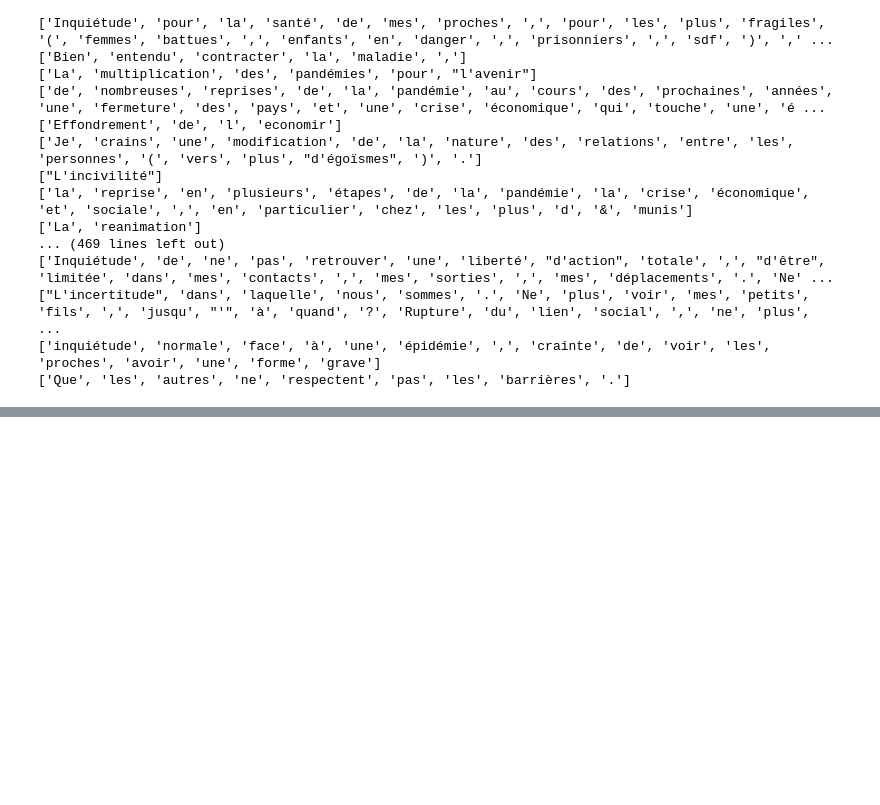
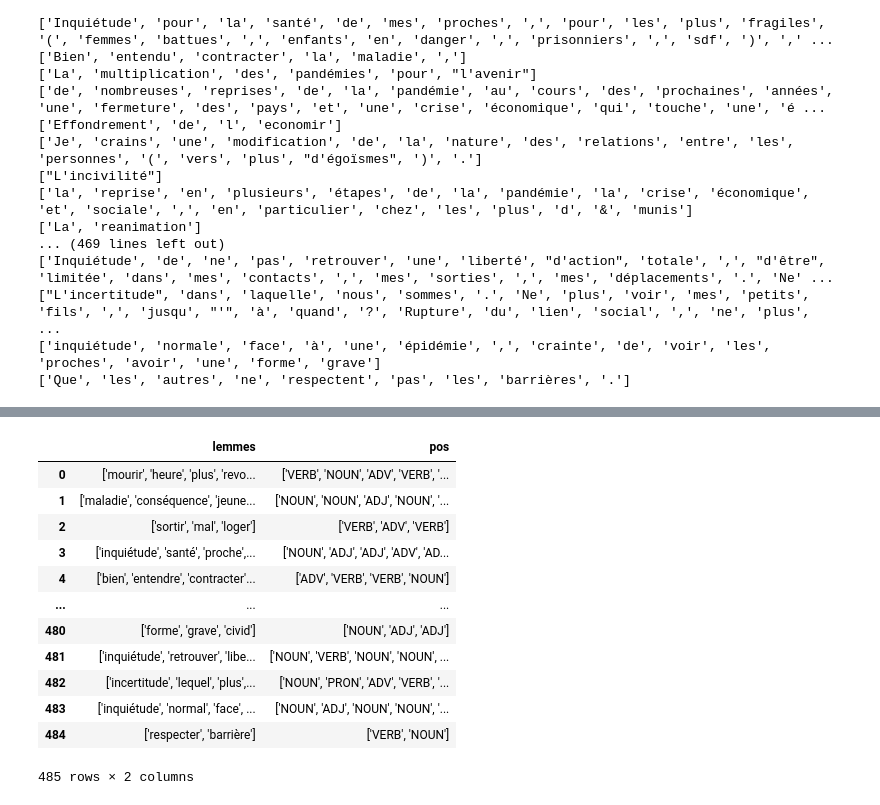
Before and after one commit to GanaelD/Challenge_data_HPDDVL, a Jupyter notebook: main.ipynb, the cells around one changed output, grey strips where cells are left out. Drawn from its saved outputs; the diff is of its cells as text; code cells hidden in the pictures; blank space fills up the shorter version.

```diff
--- a/main.ipynb
+++ b/main.ipynb
@@ -140,0 +153,17 @@ X_train_clean
+# %%
+X_train_clean = pd.read_csv("X_train_clean.csv").drop(columns = ['Unnamed: 0'])
+X_train_clean
+# %% [output]
+|  | lemmes | pos |
+| 0 | ['mourir', 'heure', 'plus', 'revo... | ['VERB', 'NOUN', 'ADV', 'VERB', '... |
+| 1 | ['maladie', 'conséquence', 'jeune... | ['NOUN', 'NOUN', 'ADJ', 'NOUN', '... |
+| 2 | ['sortir', 'mal', 'loger'] | ['VERB', 'ADV', 'VERB'] |
+| 3 | ['inquiétude', 'santé', 'proche',... | ['NOUN', 'ADJ', 'ADJ', 'ADV', 'AD... |
+| 4 | ['bien', 'entendre', 'contracter'... | ['ADV', 'VERB', 'VERB', 'NOUN'] |
+| ... | ... | ... |
+| 480 | ['forme', 'grave', 'civid'] | ['NOUN', 'ADJ', 'ADJ'] |
+| 481 | ['inquiétude', 'retrouver', 'libe... | ['NOUN', 'VERB', 'NOUN', 'NOUN', ... |
+| 482 | ['incertitude', 'lequel', 'plus',... | ['NOUN', 'PRON', 'ADV', 'VERB', '... |
+| 483 | ['inquiétude', 'normal', 'face', ... | ['NOUN', 'ADJ', 'NOUN', 'NOUN', '... |
+| 484 | ['respecter', 'barrière'] | ['VERB', 'NOUN'] |
+485 rows × 2 columns
```
Also changed, not shown: parts of 3 cells of this notebook, 1 other file.
